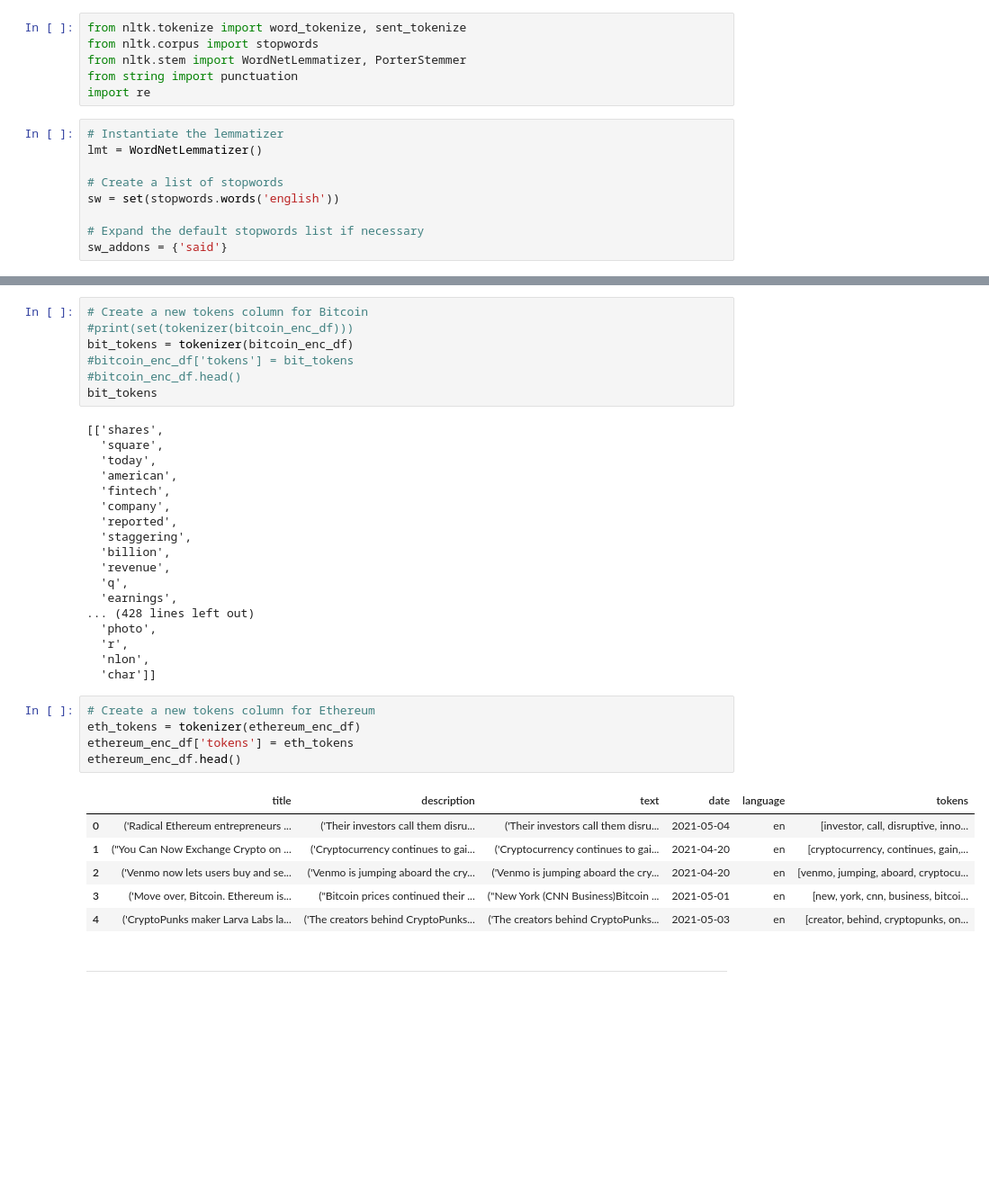
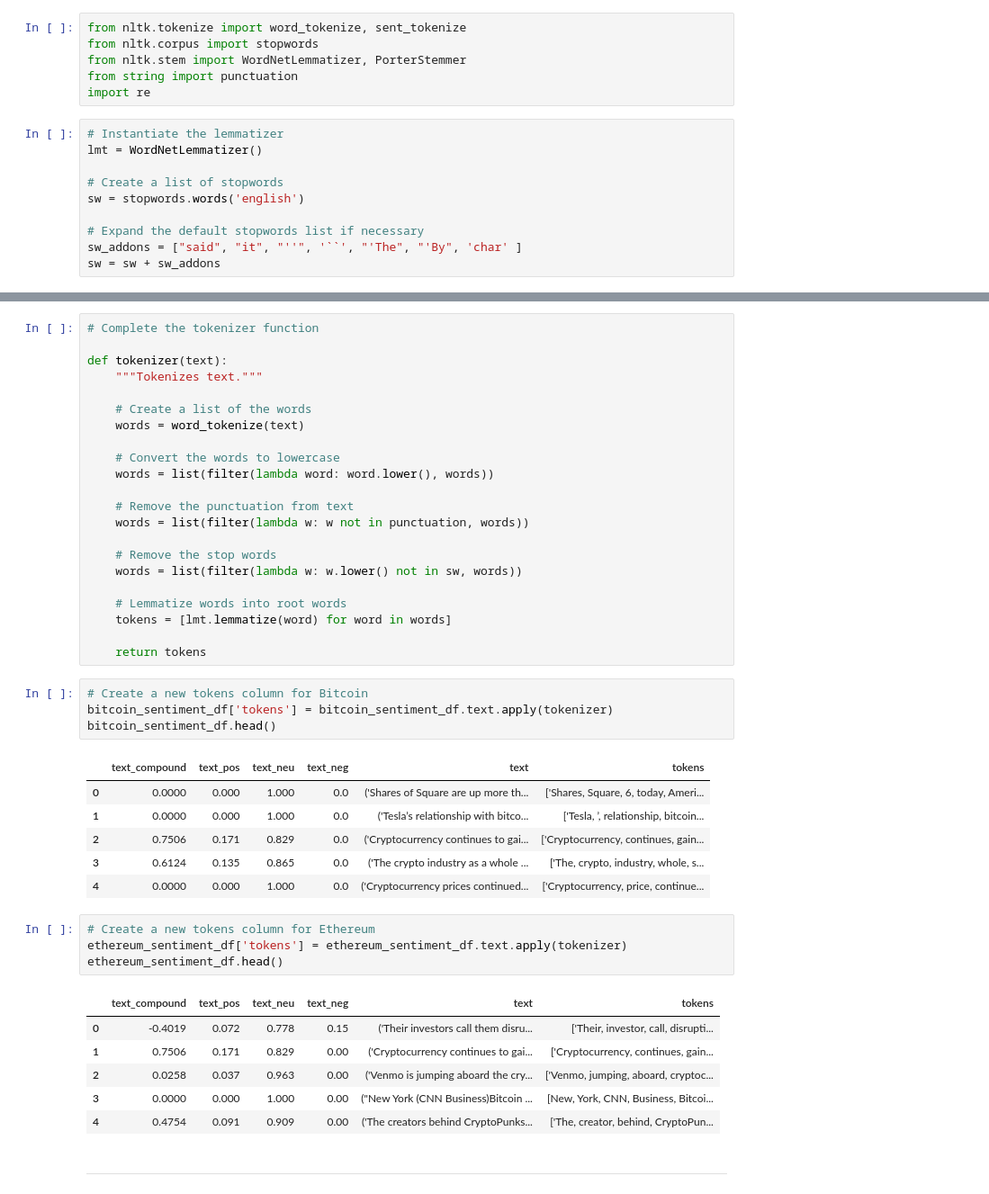
Before and after one commit to dredUW/NLP, a Jupyter notebook: crypto_sentiment_DR.ipynb, the cells around one changed output, grey strips where cells are left out. Shown at 90% size. Drawn from its saved outputs; the diff is of its cells as text; blank space fills up the shorter version.

```diff
--- a/crypto_sentiment_DR.ipynb
+++ b/crypto_sentiment_DR.ipynb
@@ -279,7 +243,8 @@ import re
 lmt = WordNetLemmatizer()
 
 # Create a list of stopwords
-sw = set(stopwords.words('english'))
+sw = stopwords.words('english')
 
 # Expand the default stopwords list if necessary
-sw_addons = {'said'}
+sw_addons = ["said", "it", "''", '``', "'The", "'By", 'char' ]
+sw = sw + sw_addons
@@ -312,40 +251,47 @@ def tokenizer(text):
+# %%
+# Complete the tokenizer function
+
+def tokenizer(text):
+    """Tokenizes text."""
+
+    # Create a list of the words
+    words = word_tokenize(text)
+
+    # Convert the words to lowercase
+    words = list(filter(lambda word: word.lower(), words))
+
+    # Remove the punctuation from text
+    words = list(filter(lambda w: w not in punctuation, words))
+
+    # Remove the stop words
+    words = list(filter(lambda w: w.lower() not in sw, words))
+
+    # Lemmatize words into root words
+    tokens = [lmt.lemmatize(word) for word in words]
+
+    return tokens
 # %%
 # Create a new tokens column for Bitcoin
-#print(set(tokenizer(bitcoin_enc_df)))
-bit_tokens = tokenizer(bitcoin_enc_df)
-#bitcoin_enc_df['tokens'] = bit_tokens
-#bitcoin_enc_df.head()
-bit_tokens
+bitcoin_sentiment_df['tokens'] = bitcoin_sentiment_df.text.apply(tokenizer)
+bitcoin_sentiment_df.head()
 # %% [output]
-[['shares',
-  'square',
-  'today',
-  'american',
-  'fintech',
-  'company',
-  'reported',
-  'staggering',
-  'billion',
-  'revenue',
-  'q',
-  'earnings',
-... (428 lines left out)
-  'photo',
-  'r',
-  'nlon',
-  'char']]
+|  | text_compound | text_pos | text_neu | text_neg | text | tokens |
+| 0 | 0.0000 | 0.000 | 1.000 | 0.0 | ('Shares of Square are up more th... | ['Shares, Square, 6, today, Ameri... |
+| 1 | 0.0000 | 0.000 | 1.000 | 0.0 | ('Tesla’s relationship with bitco... | ['Tesla, ’, relationship, bitcoin... |
+| 2 | 0.7506 | 0.171 | 0.829 | 0.0 | ('Cryptocurrency continues to gai... | ['Cryptocurrency, continues, gain... |
+| 3 | 0.6124 | 0.135 | 0.865 | 0.0 | ('The crypto industry as a whole ... | ['The, crypto, industry, whole, s... |
+| 4 | 0.0000 | 0.000 | 1.000 | 0.0 | ('Cryptocurrency prices continued... | ['Cryptocurrency, price, continue... |
 # %%
 # Create a new tokens column for Ethereum
-eth_tokens = tokenizer(ethereum_enc_df)
-ethereum_enc_df['tokens'] = eth_tokens
-ethereum_enc_df.head()
+ethereum_sentiment_df['tokens'] = ethereum_sentiment_df.text.apply(tokenizer)
+ethereum_sentiment_df.head()
 # %% [output]
-|  | title | description | text | date | language | tokens |
-| 0 | ('Radical Ethereum entrepreneurs ... | ('Their investors call them disru... | ('Their investors call them disru... | 2021-05-04 | en | [investor, call, disruptive, inno... |
-| 1 | ("You Can Now Exchange Crypto on ... | ('Cryptocurrency continues to gai... | ('Cryptocurrency continues to gai... | 2021-04-20 | en | [cryptocurrency, continues, gain,... |
-| 2 | ('Venmo now lets users buy and se... | ('Venmo is jumping aboard the cry... | ('Venmo is jumping aboard the cry... | 2021-04-20 | en | [venmo, jumping, aboard, cryptocu... |
-| 3 | ('Move over, Bitcoin. Ethereum is... | ("Bitcoin prices continued their ... | ("New York (CNN Business)Bitcoin ... | 2021-05-01 | en | [new, york, cnn, business, bitcoi... |
-| 4 | ('CryptoPunks maker Larva Labs la... | ('The creators behind CryptoPunks... | ('The creators behind CryptoPunks... | 2021-05-03 | en | [creator, behind, cryptopunks, on... |
+|  | text_compound | text_pos | text_neu | text_neg | text | tokens |
+| 0 | -0.4019 | 0.072 | 0.778 | 0.15 | ('Their investors call them disru... | ['Their, investor, call, disrupti... |
+| 1 | 0.7506 | 0.171 | 0.829 | 0.00 | ('Cryptocurrency continues to gai... | ['Cryptocurrency, continues, gain... |
+| 2 | 0.0258 | 0.037 | 0.963 | 0.00 | ('Venmo is jumping aboard the cry... | ['Venmo, jumping, aboard, cryptoc... |
+| 3 | 0.0000 | 0.000 | 1.000 | 0.00 | ("New York (CNN Business)Bitcoin ... | [New, York, CNN, Business, Bitcoi... |
+| 4 | 0.4754 | 0.091 | 0.909 | 0.00 | ('The creators behind CryptoPunks... | ['The, creator, behind, CryptoPun... |
 # %% [markdown]
 ---
 # %% [markdown]
```
Also changed, not shown: parts of 28 cells of this notebook.
